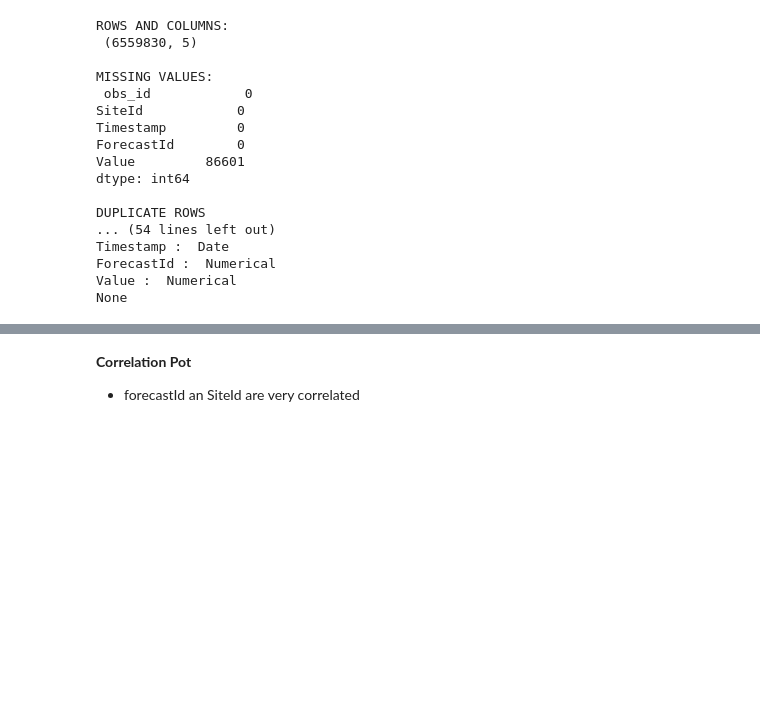
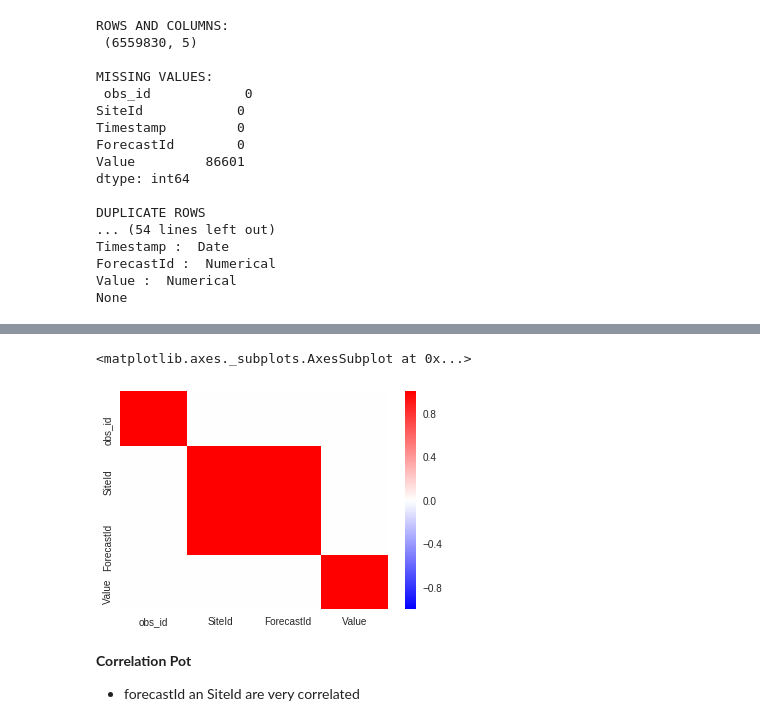
Before and after one commit to team-energy-consumption/main, a Jupyter notebook: team_high_energy.ipynb, the cells around one changed output, grey strips where cells are left out. Cells and saved outputs as stored; diff of their text form; code cells hidden in the pictures; blank space fills up the shorter version.

```diff
--- a/team_high_energy.ipynb
+++ b/team_high_energy.ipynb
@@ -402,6 +432,9 @@ None
 # %%
-# corr = training_data.corr()                            # correlation between ALL variables
-# sns.heatmap(corr, cmap='bwr')
+corr = training_data.corr()                            # correlation between ALL variables
+sns.heatmap(corr, cmap='bwr')
+# %% [output]
+<matplotlib.axes._subplots.AxesSubplot at 0x...>
+[figure, added]
 # %% [markdown]
 **Correlation Pot**
 
```
Also changed, not shown: parts of 25 cells of this notebook.
